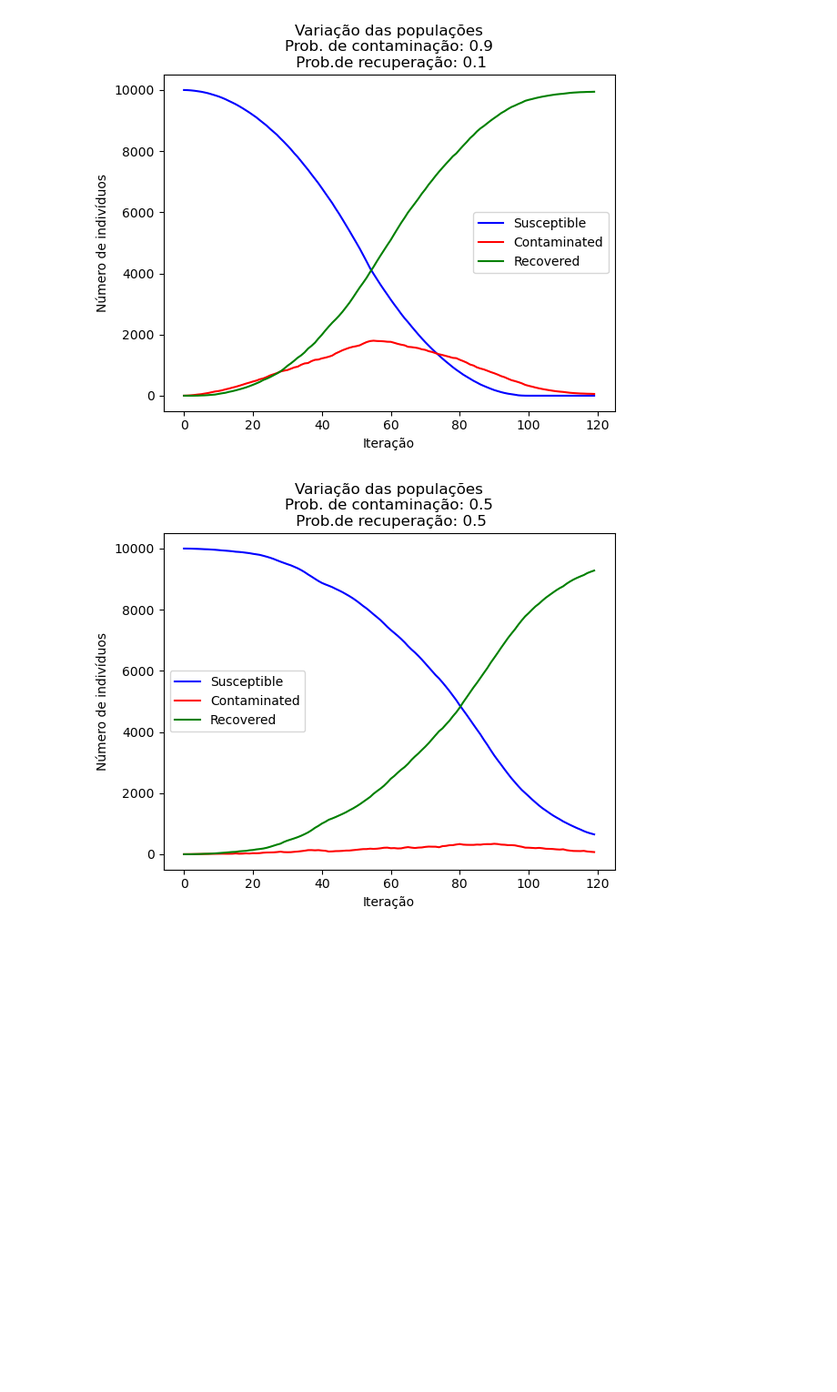
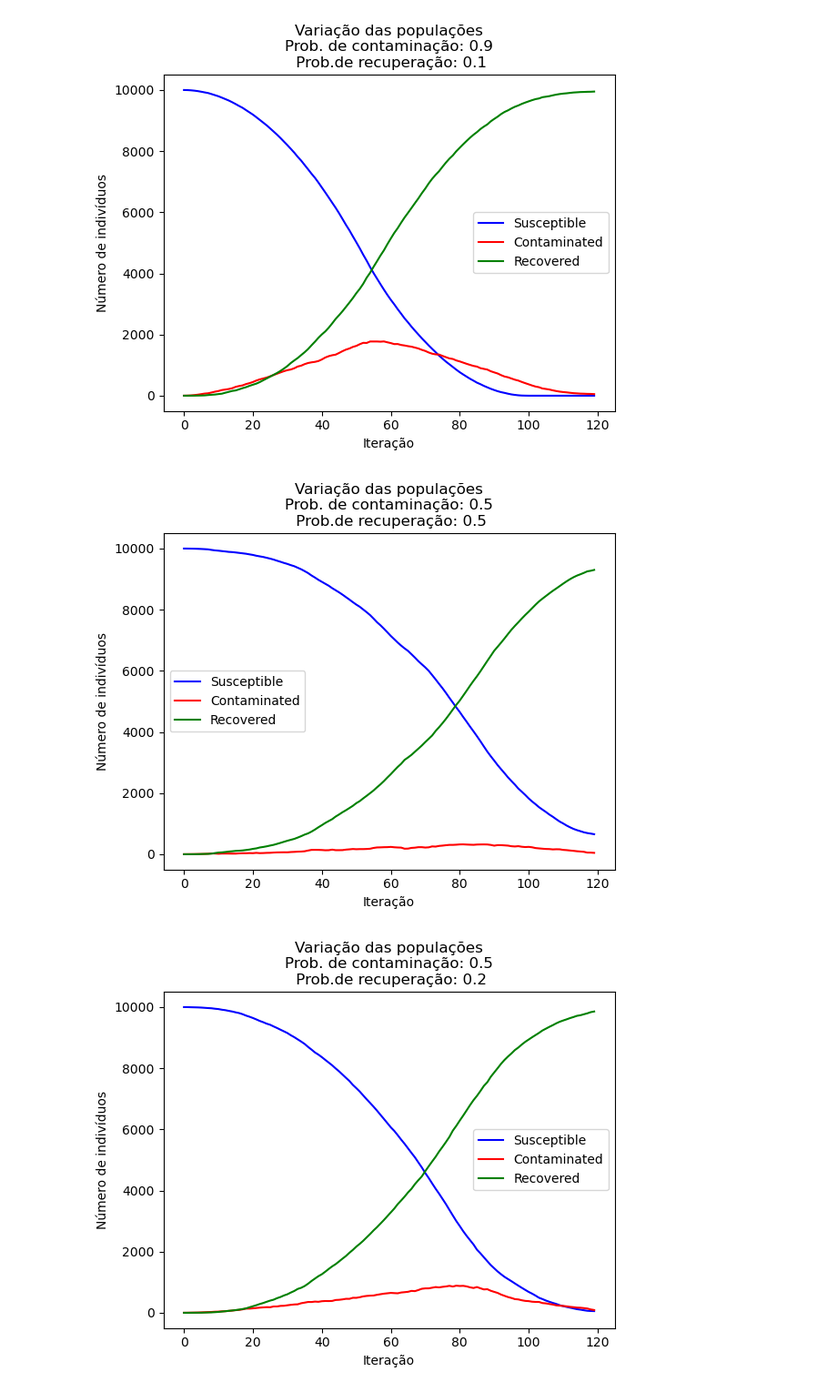
Before and after one commit to lframosferreira/fisica-estatistica-computacional, a Jupyter notebook: modelo_SIR/main.ipynb, the cells around one changed output. Shown at 91% size. Saved outputs shown, nothing was run; the diff lists cells and outputs as text; code cells hidden in the pictures; blank space fills up the shorter version.

```diff
--- a/modelo_SIR/main.ipynb
+++ b/modelo_SIR/main.ipynb
@@ -49,12 +50,13 @@ conditions: list[dict] = [
 
 
 @gif.frame
-def draw_grid(grid: npt.NDArray[np.int8]) -> None:
+def draw_grid(grid: npt.NDArray[np.int8], conditions: dict) -> None:
     cmap = colors.ListedColormap(colors=COLORS)
     bounds = [0, 1, 2]
     grid = np.reshape(grid, newshape=(int(np.sqrt(grid.size)), int(np.sqrt(grid.size))))
     plt.figure(figsize=(8, 4))
-    plt.title(f"{grid.shape} grid")
+    plt.title(f"Propagação da doença\nProb. de contaminação: {conditions['prob_contamination']} Prob.de recuperação: {conditions['prob_recovery']}")
+    plt.xlabel(f"{grid.shape} grid")
     plt.xticks(np.arange(grid.shape[0] + 1), labels=[])
     plt.yticks(np.arange(grid.shape[0] + 1), labels=[])
     patches = [
@@ -72,8 +74,8 @@ def draw_grid(grid: npt.NDArray[np.int8]) -> None:
     )
 
 
-def create_gif(frames: npt.NDArray[np.int8]) -> None:
-    gif.save(frames, "example.gif", duration=200)
+def create_gif(frames: npt.NDArray[np.int8], path: str) -> None:
+    gif.save(frames, path, duration=200)
 # %%
 def spread(
     val: np.int8, neighbours_health: npt.NDArray[np.int16], conditions: dict
@@ -109,7 +111,7 @@ def generate_epidemic_process(
     )
     for i in np.arange(number_of_iterations):
         if gif:
-            frames.append(draw_grid(grid))
+            frames.append(draw_grid(grid=grid, conditions=conditions))
         if plot_populations:
             populations[0][i] = np.count_nonzero(grid == 0)
             populations[1][i] = np.count_nonzero(grid == 1)
@@ -125,7 +127,7 @@ def generate_epidemic_process(
             ]
         )
     if gif:
-        create_gif(frames)
+        create_gif(frames, path=f"visualizations/example{time.time()}.gif")
     if plot_populations and not average_population:
         plt.title(
             f"Variação das populações\nProb. de contaminação: {conditions['prob_contamination']}\n Prob.de recuperação: {conditions['prob_recovery']}"
@@ -139,7 +141,6 @@ def generate_epidemic_process(
         plt.show()
     if plot_populations and average_population:
         return populations.astype(np.float64)
-    return grid
 # %% [markdown]
 # Condições iniciais da rede
 
@@ -309,4 +310,34 @@ plt.plot(populations[2], label=f"{HEALTH_CONDITIONS_IDS[2]}", color="green")
 plt.legend()
 plt.show()
 # %% [output]
-[figure, old version]
+[figure, new version]
+# %%
+custom_conditions = {"prob_contamination": 0.5, "prob_recovery": 0.2}
+avg_populations: npt.NDArray[np.float64] = np.zeros(shape=(3, 120), dtype=np.float64)
+for _ in range(10):
+    grid: npt.NDArray[np.int8] = np.zeros(shape=GRID_SIZE)
+    pacients_zero: npt.NDArray[np.int32] = np.random.randint(
+        low=0, high=GRID_SIZE + 1, size=1
+    )
+    grid[pacients_zero] = 1
+    populations = generate_epidemic_process(
+        grid=grid,
+        conditions=custom_conditions,
+        number_of_iterations=120,
+        plot_populations=True,
+        average_population=True
+    )
+    avg_populations += populations
+avg_populations /= 10
+plt.title(
+    f"Variação das populações\nProb. de contaminação: {custom_conditions['prob_contamination']}\n Prob.de recuperação: {custom_conditions['prob_recovery']}"
+)
+plt.xlabel("Iteração")
+plt.ylabel("Número de indivíduos")
+plt.plot(populations[0], label=f"{HEALTH_CONDITIONS_IDS[0]}", color="blue")
+plt.plot(populations[1], label=f"{HEALTH_CONDITIONS_IDS[1]}", color="red")
+plt.plot(populations[2], label=f"{HEALTH_CONDITIONS_IDS[2]}", color="green")
+plt.legend()
+plt.show()
+# %% [output]
+[figure, added]
```
Also changed, not shown: parts of 14 cells of this notebook, 5 other files.
